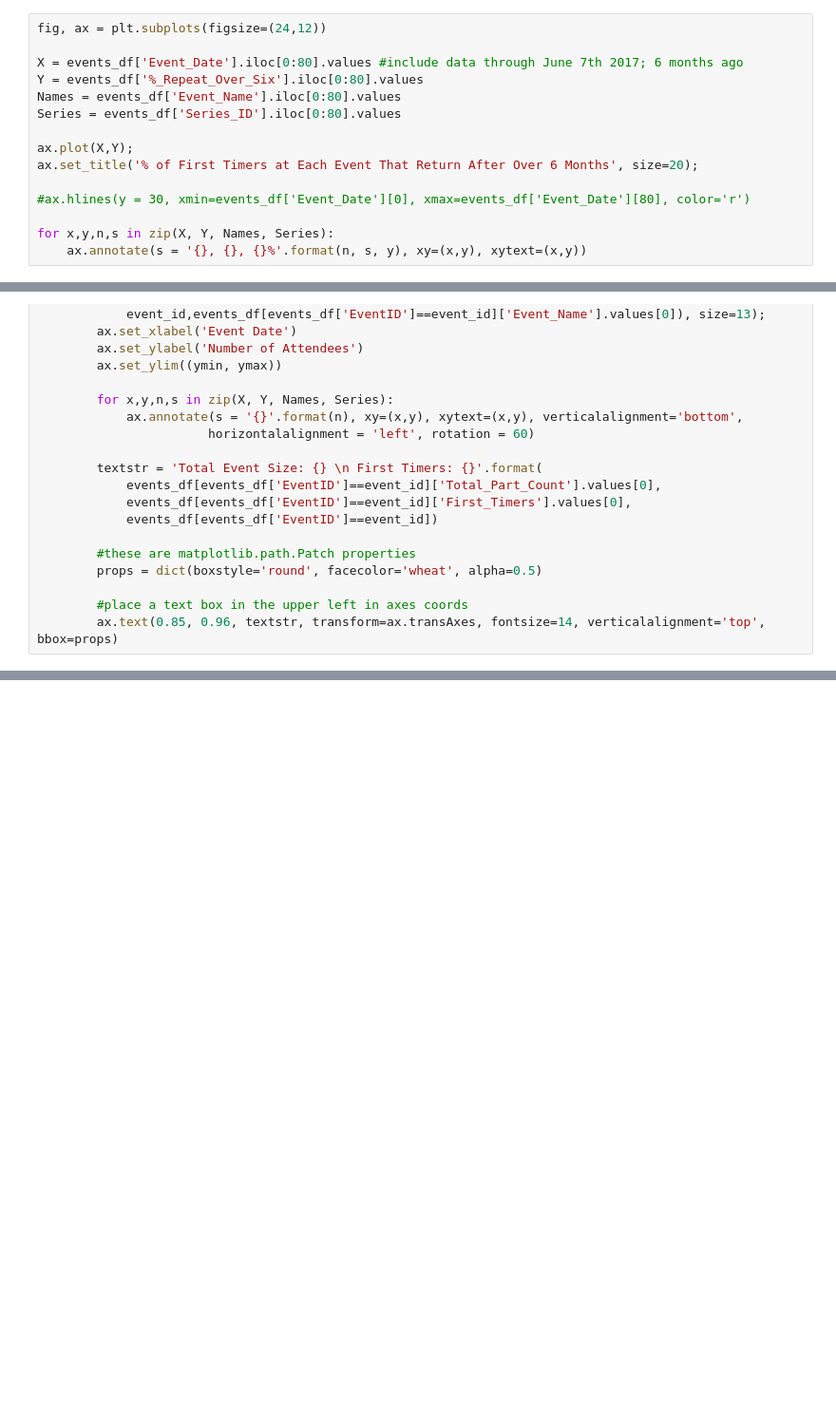
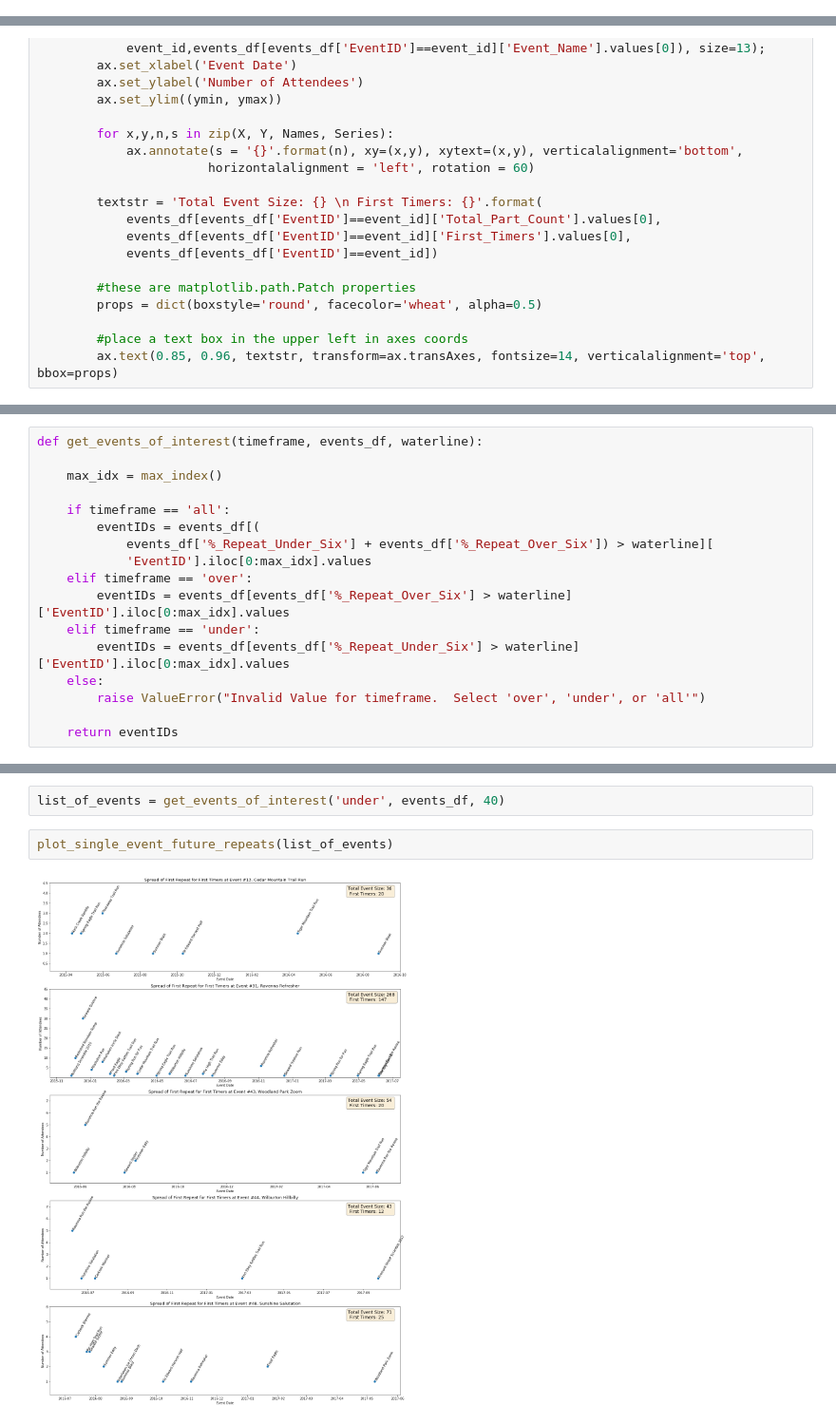
Before and after one commit to gcnuss/trailrun_participation, a Jupyter notebook: notebooks/Attendance_EDA.ipynb, the cells around one changed output, grey strips where cells are left out. Shown at 95% size. Saved outputs shown, nothing was run; the diff lists cells and outputs as text; blank space fills up the shorter version.

```diff
--- a/notebooks/Attendance_EDA.ipynb
+++ b/notebooks/Attendance_EDA.ipynb
@@ -354,21 +389,6 @@ Drops Out: Woodland Park Zoom, ID 43, Summer Series; Wilburton Hillbilly, ID 44,
 * None meet 20% threshold
 
 Drops Out: Woodland Park Zoom, ID 73, Summer Series; Wilburton Hilbilly, ID 75, Summer Series
-# %%
-fig, ax = plt.subplots(figsize=(24,12))
-
-X = events_df['Event_Date'].iloc[0:80].values #include data through June 7th 2017; 6 months ago
-Y = events_df['%_Repeat_Over_Six'].iloc[0:80].values
-Names = events_df['Event_Name'].iloc[0:80].values
-Series = events_df['Series_ID'].iloc[0:80].values
-
-ax.plot(X,Y);
-ax.set_title('% of First Timers at Each Event That Return After Over 6 Months', size=20);
-
-#ax.hlines(y = 30, xmin=events_df['Event_Date'][0], xmax=events_df['Event_Date'][80], color='r')
-
-for x,y,n,s in zip(X, Y, Names, Series):
-    ax.annotate(s = '{}, {}, {}%'.format(n, s, y), xy=(x,y), xytext=(x,y))
 # %% [markdown]
 ### Look at an Individual Event with High Rate of Return of First Timers:
 # %%
@@ -438,0 +460,17 @@ plot_single_event_future_repeats([43, 44, 48, 60])
+# %%
+def get_events_of_interest(timeframe, events_df, waterline):
+
+    max_idx = max_index()
+
+    if timeframe == 'all':
+        eventIDs = events_df[(
+            events_df['%_Repeat_Under_Six'] + events_df['%_Repeat_Over_Six']) > waterline][
+            'EventID'].iloc[0:max_idx].values
+    elif timeframe == 'over':
+        eventIDs = events_df[events_df['%_Repeat_Over_Six'] > waterline]['EventID'].iloc[0:max_idx].values
+    elif timeframe == 'under':
+        eventIDs = events_df[events_df['%_Repeat_Under_Six'] > waterline]['EventID'].iloc[0:max_idx].values
+    else:
+        raise ValueError("Invalid Value for timeframe.  Select 'over', 'under', or 'all'")
+
+    return eventIDs
@@ -438,0 +491,6 @@ plot_single_event_future_repeats([43, 44, 48, 60])
+# %%
+list_of_events = get_events_of_interest('under', events_df, 40)
+# %%
+plot_single_event_future_repeats(list_of_events)
+# %% [output]
+[figure, added]
```
Also changed, not shown: parts of 16 cells of this notebook.
